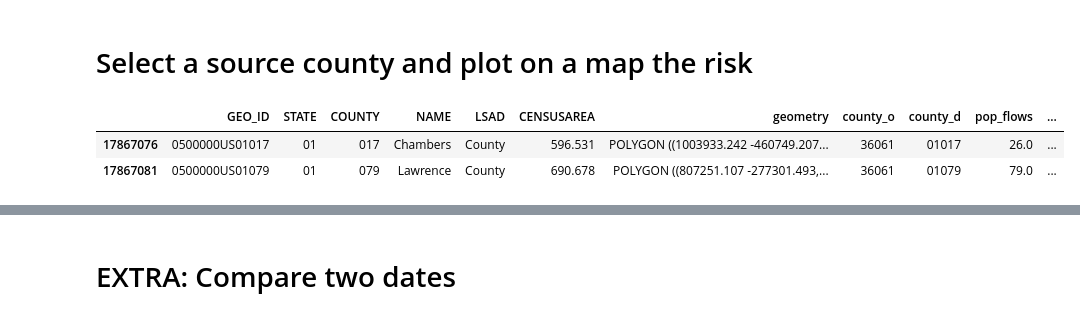
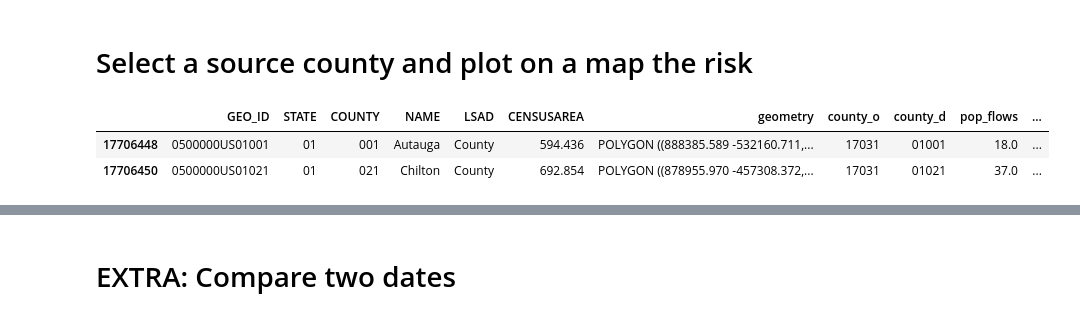
Before and after one commit to EPIcx-lab/ESPIDAM-2025---Networks-and-Contact-Patterns-in-Infectious-Disease-Models, a Jupyter notebook: lab1_part2_solutions.ipynb, the cells around one changed output, grey strips where cells are left out. Drawn from its saved outputs; the diff is of its cells as text; code cells hidden in the pictures.

```diff
--- a/lab1_part2_solutions.ipynb
+++ b/lab1_part2_solutions.ipynb
@@ -100,16 +102,16 @@ df.head(2)
 # Select a source county and plot on a map the risk
 # %%
 # Select the C_ab values for a specfic location and add the values to geoData
-source = '36061'  # (New York City, New York)
+source = '17031'  # (New York City, New York)
 dfSource = df.query('county_o == @source')
 
 # Merge geoData with dfSource
 geoDataC = geoData.merge(dfSource, left_index=True, right_on='county_d')
 geoDataC.head(2)
 # %% [output]
 |  | GEO_ID | STATE | COUNTY | NAME | LSAD | CENSUSAREA | geometry | county_o | county_d | pop_flows | ... |
-| 17867076 | 0500000US01017 | 01 | 017 | Chambers | County | 596.531 | POLYGON ((1003933.242 -460749.207... | 36061 | 01017 | 26.0 | ... |
-| 17867081 | 0500000US01079 | 01 | 079 | Lawrence | County | 690.678 | POLYGON ((807251.107 -277301.493,... | 36061 | 01079 | 79.0 | ... |
+| 17706448 | 0500000US01001 | 01 | 001 | Autauga | County | 594.436 | POLYGON ((888385.589 -532160.711,... | 17031 | 01001 | 18.0 | ... |
+| 17706450 | 0500000US01021 | 01 | 021 | Chilton | County | 692.854 | POLYGON ((878955.970 -457308.372,... | 17031 | 01021 | 37.0 | ... |
 # %%
 fig, ax = plt.subplots(figsize=(12, 4), ncols=1, layout='constrained')
 colorNorm = mpl.colors.LogNorm(vmin=geoDataC['C'].min(), vmax=geoDataC['C'].max())
```
Also changed, not shown: parts of 5 cells of this notebook, 4 other files.
